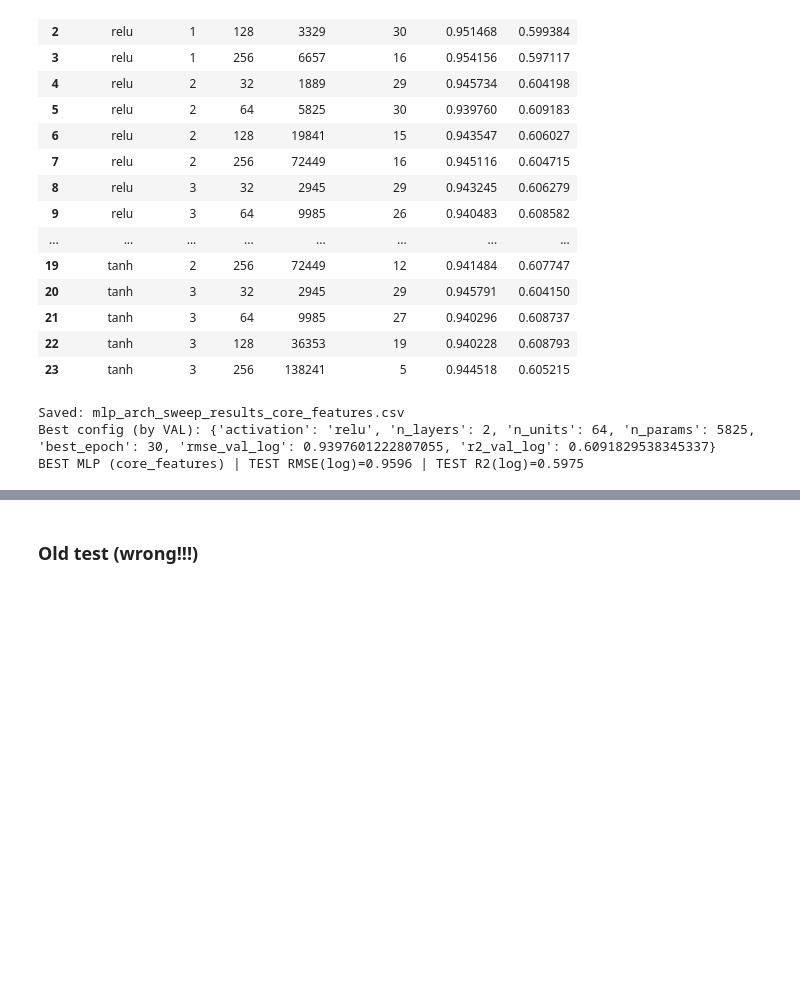
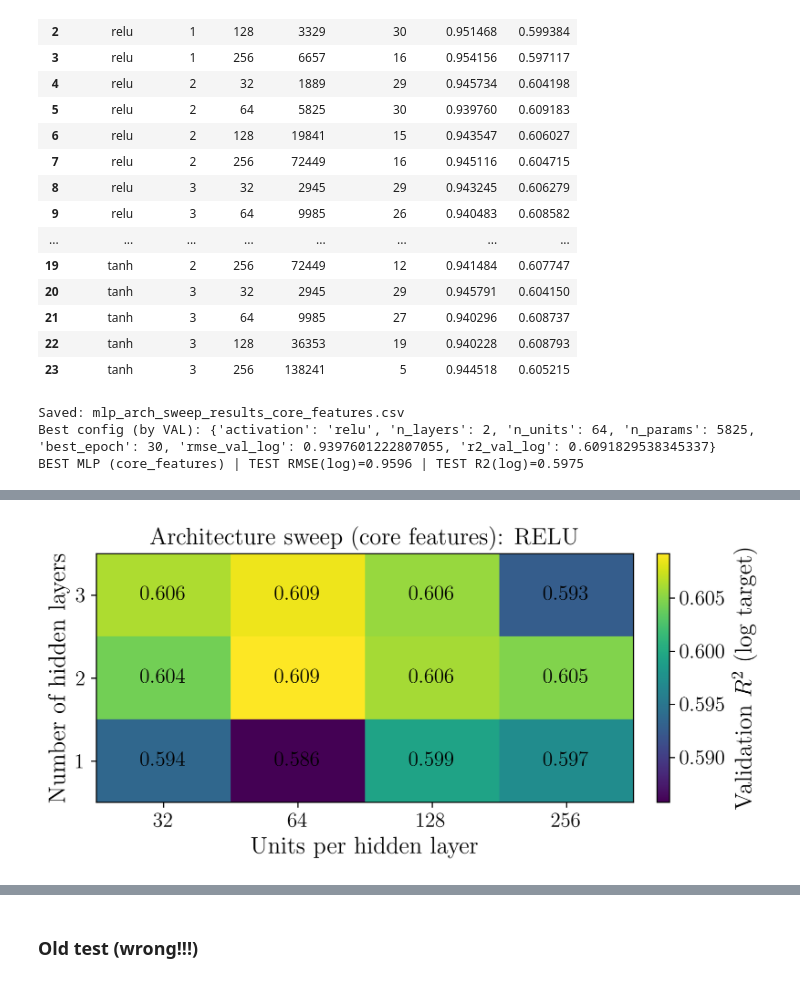
Before and after one commit to egil10/FYSSTK3155, a Jupyter notebook: PROJECT 3/Code/Notebooks/NN_core_features.ipynb, the cells around one changed output, grey strips where cells are left out. Drawn from its saved outputs; the diff is of its cells as text; code cells hidden in the pictures; blank space fills up the shorter version.

Commit message:
Updated plots!

```diff
--- a/PROJECT 3/Code/Notebooks/NN_core_features.ipynb
+++ b/PROJECT 3/Code/Notebooks/NN_core_features.ipynb
@@ -383,0 +391,99 @@ BEST MLP (core_features) | TEST RMSE(log)=0.9596 | TEST R2(log)=0.5975
+# %%
+
+
+# -----------------------
+# Load sweep results
+# -----------------------
+df = pd.read_csv("mlp_arch_sweep_results_core_features.csv")
+
+col_act    = "activation"
+col_layers = "n_layers"
+col_units  = "n_units"
+col_r2     = "r2_val_log"
+
+df[col_act] = df[col_act].astype(str).str.lower().str.strip()
+df[col_layers] = df[col_layers].astype(int)
+df[col_units]  = df[col_units].astype(int)
+
+# -----------------------
+# Heatmap helper
+# -----------------------
+def plot_heatmap(act: str, metric_col: str, metric_label: str, outname: str):
+    sub = df[df[col_act] == act].copy()
+    if sub.empty:
+        raise ValueError(
+            f"No rows found for activation='{act}'. "
+            f"Available activations: {sorted(df[col_act].unique())}"
+        )
+
+    pivot = sub.pivot_table(index=col_layers, columns=col_units, values=metric_col, aggfunc="mean")
+    pivot = pivot.sort_index().sort_index(axis=1)
+
+    layers = pivot.index.to_list()
+    units  = pivot.columns.to_list()
+    Z = pivot.values
+
+    # 1) Apply LaTeX look FIRST (this sets small default fonts)
+    set_latex_style(usetex=True)
+
+    # 2) Override fonts AFTER set_latex_style (this is the key fix)
+    mpl.rcParams.update({
+        "axes.labelsize": 16,
+        "axes.titlesize": 16,
+        "xtick.labelsize": 14,
+        "ytick.labelsize": 14,
+    })
+
+    fig, ax = fig_ax("twocol", height_scale=1.05)
+
+    im = ax.imshow(Z, aspect="auto", origin="lower")
+
+    ax.set_xticks(np.arange(len(units)))
+    ax.set_xticklabels([str(u) for u in units])
+    ax.set_yticks(np.arange(len(layers)))
+    ax.set_yticklabels([str(l) for l in layers])
+
+    ax.set_xlabel("Units per hidden layer")
+    ax.set_ylabel("Number of hidden layers")
+    ax.set_title(f"Architecture sweep (core features): {act.upper()}")
+
+    # Colorbar
+    cbar = fig.colorbar(im, ax=ax, fraction=0.046, pad=0.04)
+    cbar.set_label(metric_label, fontsize=16)
+    cbar.ax.tick_params(labelsize=14)
+
+    # Annotate cells (bigger!)
+    for i in range(Z.shape[0]):
+        for j in range(Z.shape[1]):
+            val = Z[i, j]
+            if np.isfinite(val):
+                ax.text(
+                    j, i, f"{val:.3f}",
+                    ha="center", va="center",
+                    fontsize=14,
+                    fontweight="bold",
+                    color="black"
+                )
+
+    fig.tight_layout()
+    save_pdf(fig, outname + ".pdf", folder="../Plots")
+    print(f"Saved: ../Plots/{outname}.pdf")
+
+
+# -----------------------
+# Produce heatmaps
+# -----------------------
+plot_heatmap(
+    act="relu",
+    metric_col=col_r2,
+    metric_label=r"Validation $R^2$ (log target)",
+    outname="fig_nn_core_architecture_heatmap_relu",
+)
+
+plot_heatmap(
+    act="tanh",
+    metric_col=col_r2,
+    metric_label=r"Validation $R^2$ (log target)",
+    outname="fig_nn_core_architecture_heatmap_tanh",
+)
+# %% [output]
@@ -383,0 +492 @@ BEST MLP (core_features) | TEST RMSE(log)=0.9596 | TEST R2(log)=0.5975
+[figure, added]
```
Also changed, not shown: parts of 8 cells of this notebook, 12 other files.
